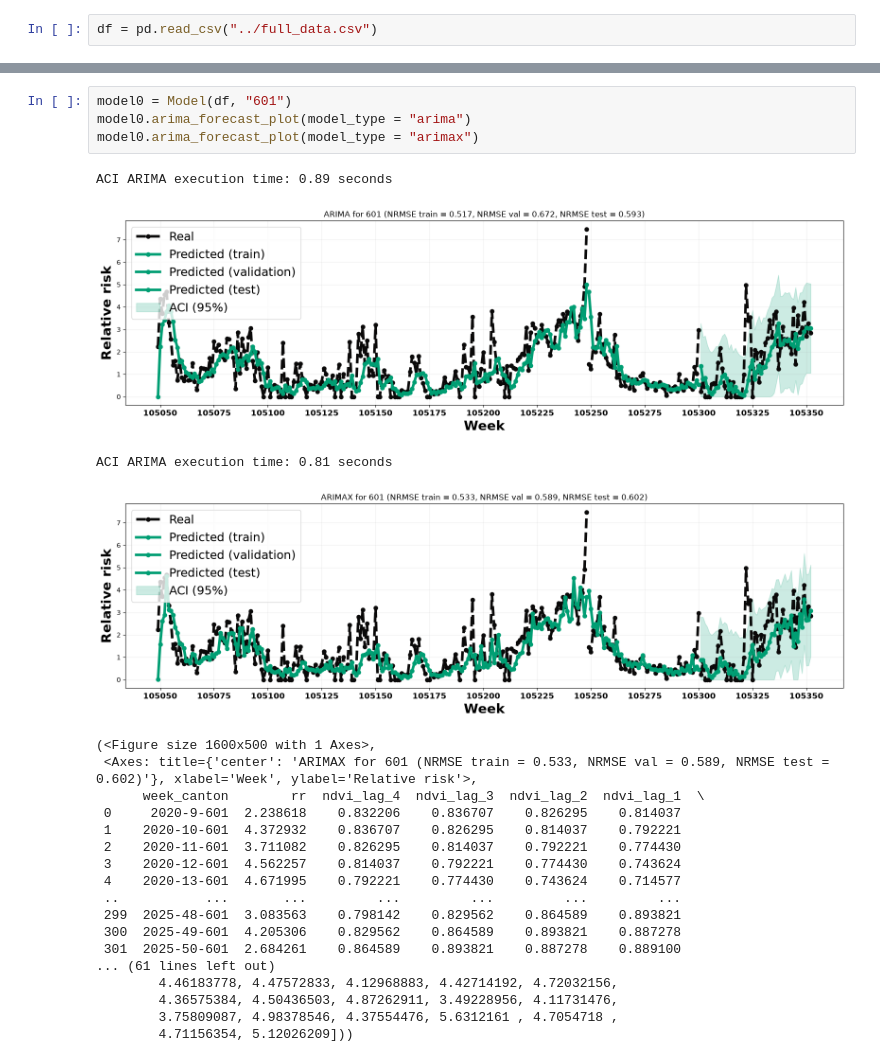
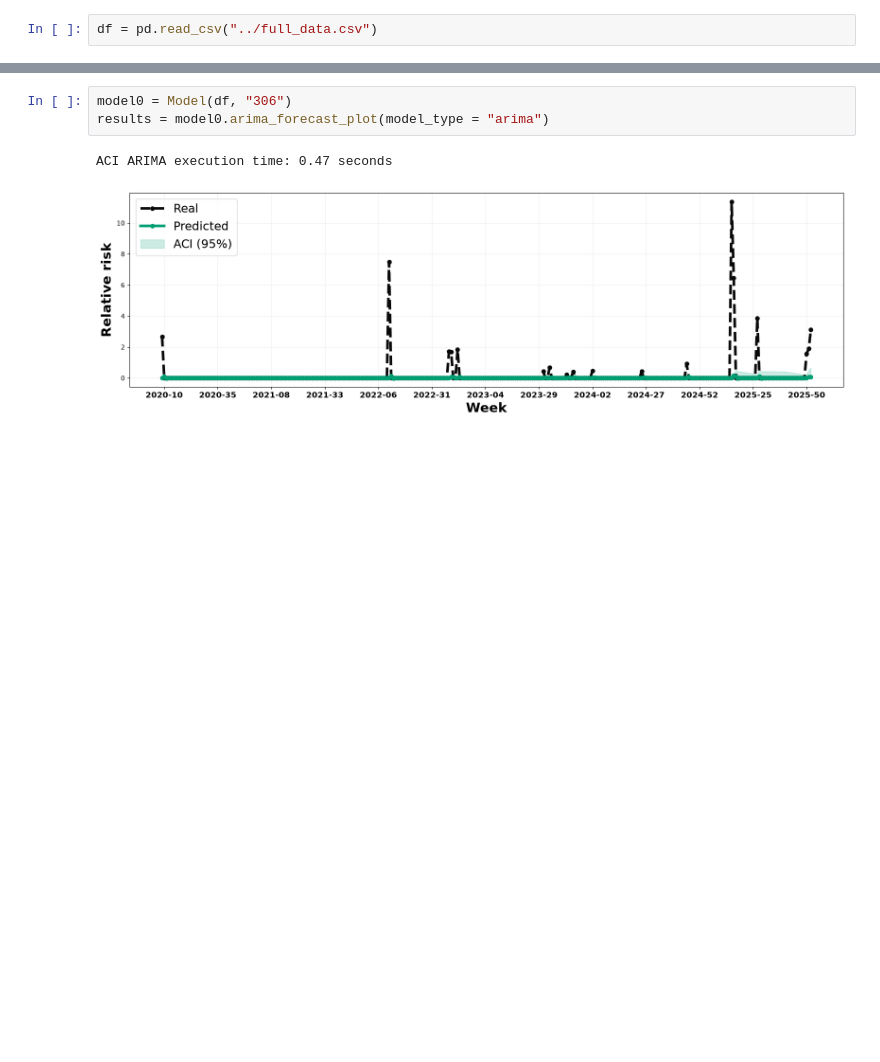
Before and after one commit to artisticlimon/dengue-recurrent-cr, a Jupyter notebook: 0_notebooks/arima_baseline.ipynb, the cells around one changed output, grey strips where cells are left out. Cells and saved outputs as stored; diff of their text form; blank space fills up the shorter version.

Commit message:
chore: organize arima plot notebook

```diff
--- a/0_notebooks/arima_baseline.ipynb
+++ b/0_notebooks/arima_baseline.ipynb
@@ -138,26 +51,6 @@ ACI ARIMA execution time: 0.85 seconds
 # %%
-model0 = Model(df, "601")
-model0.arima_forecast_plot(model_type = "arima")
-model0.arima_forecast_plot(model_type = "arimax")
+model0 = Model(df, "306")
+results = model0.arima_forecast_plot(model_type = "arima")
 # %% [output]
-ACI ARIMA execution time: 0.89 seconds
+ACI ARIMA execution time: 0.47 seconds
-[figure, old version]
+[figure, new version]
-ACI ARIMA execution time: 0.81 seconds
-[figure, removed]
-(<Figure size 1600x500 with 1 Axes>,
- <Axes: title={'center': 'ARIMAX for 601 (NRMSE train = 0.533, NRMSE val = 0.589, NRMSE test = 0.602)'}, xlabel='Week', ylabel='Relative risk'>,
-      week_canton        rr  ndvi_lag_4  ndvi_lag_3  ndvi_lag_2  ndvi_lag_1  \
- 0     2020-9-601  2.238618    0.832206    0.836707    0.826295    0.814037
- 1    2020-10-601  4.372932    0.836707    0.826295    0.814037    0.792221
- 2    2020-11-601  3.711082    0.826295    0.814037    0.792221    0.774430
- 3    2020-12-601  4.562257    0.814037    0.792221    0.774430    0.743624
- 4    2020-13-601  4.671995    0.792221    0.774430    0.743624    0.714577
- ..           ...       ...         ...         ...         ...         ...
- 299  2025-48-601  3.083563    0.798142    0.829562    0.864589    0.893821
- 300  2025-49-601  4.205306    0.829562    0.864589    0.893821    0.887278
- 301  2025-50-601  2.684261    0.864589    0.893821    0.887278    0.889100
-... (61 lines left out)
-        4.46183778, 4.47572833, 4.12968883, 4.42714192, 4.72032156,
-        4.36575384, 4.50436503, 4.87262911, 3.49228956, 4.11731476,
-        3.75809087, 4.98378546, 4.37554476, 5.6312161 , 4.7054718 ,
-        4.71156354, 5.12026209]))
```
Also changed, not shown: parts of 15 cells of this notebook.
